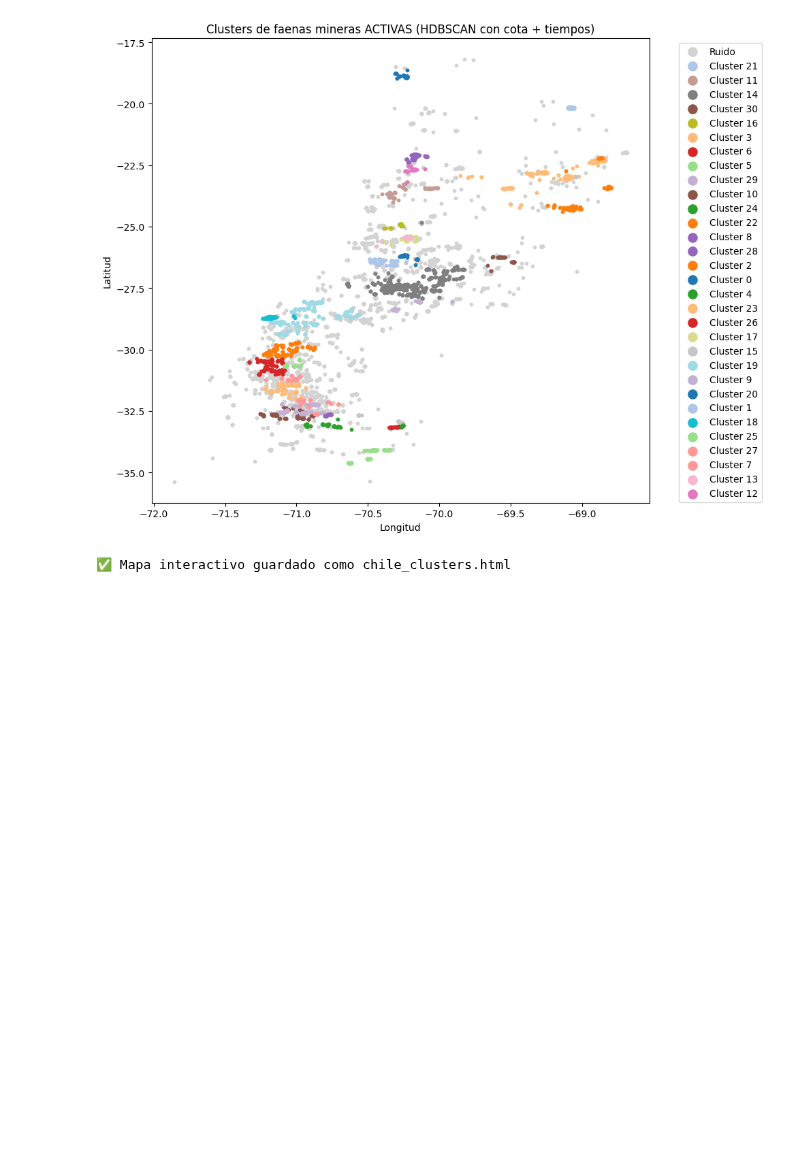
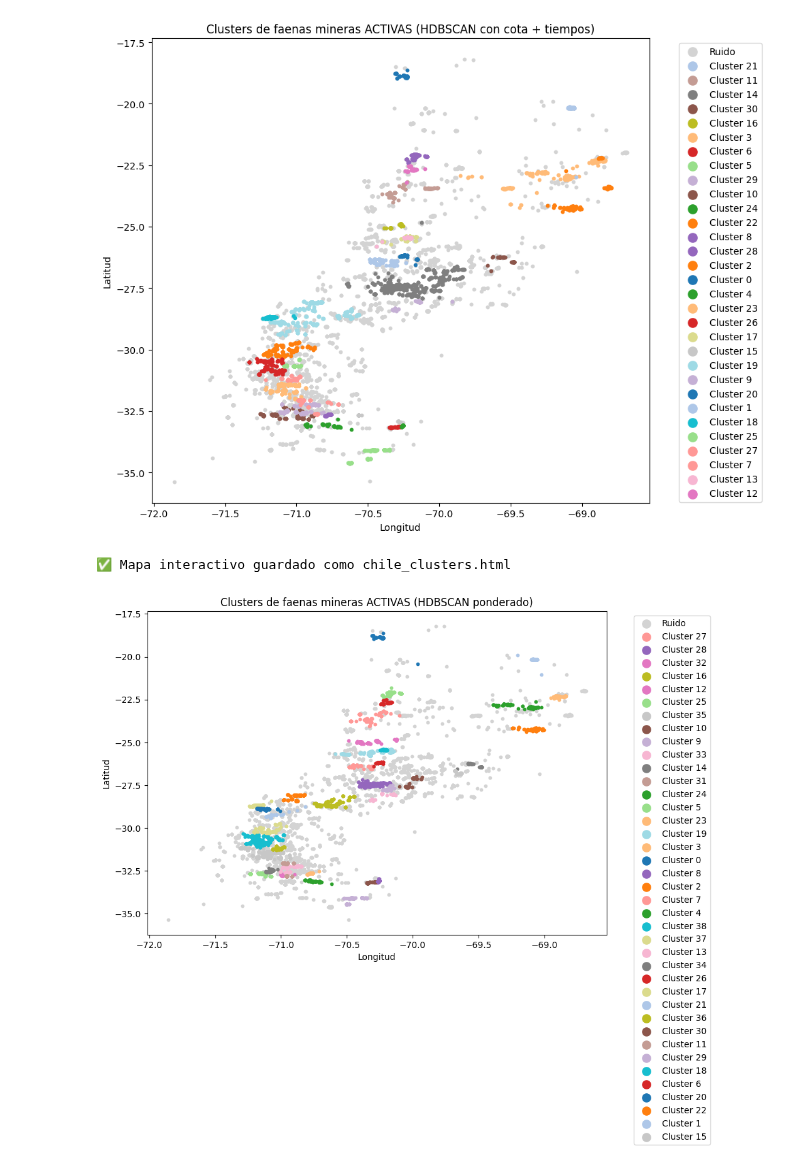
Before and after one commit to Arturo-Amberg/TrabajoTesis, a Jupyter notebook: Baseline/BaselinesEnriquesido.ipynb, the cells around one changed output. Cells and saved outputs as stored; diff of their text form; code cells hidden in the pictures; blank space fills up the shorter version.

```diff
--- a/Baseline/BaselinesEnriquesido.ipynb
+++ b/Baseline/BaselinesEnriquesido.ipynb
@@ -11,6 +27,6 @@ import matplotlib.colors as colors
 # %%
 os.chdir('c:/Users/artur/OneDrive/Documents/TrabajoTesis')
 # %%
-df = pd.read_csv('Cluster/df_faenas_y_desaladoras_y_puertos_y_estaciones.csv')
+df = pd.read_csv('Cluster/df_faenas_y_desaladoras_y_puertos.csv')
 # %%
 #df = df.drop(columns = ['categorias_10km'])
@@ -194,3 +208,77 @@ m.save('chile_clusters.html')
 print("✅ Mapa interactivo guardado como chile_clusters.html")
 # %% [output]
 ✅ Mapa interactivo guardado como chile_clusters.html
+# %%
+import hdbscan
+import matplotlib.pyplot as plt
+import numpy as np
+import pandas as pd
+from sklearn.preprocessing import StandardScaler
+
+# === Step 0: Filter only active sites ===
+df_active = df[df["Estado"] == "ACTIVA"].copy()
+
+# === Step 1: Select relevant variables ===
+features = ['Longitud', 'Latitud', 'Cota',
+            'Travel_min', 'travel_time_desal', 'travel_time_min']
+
+# Remove rows with missing or infinite values
+df_active = df_active[features].replace([np.inf, -np.inf], np.nan).dropna().copy()
+
+# === Step 2: Remove outliers using z-score ===
+z_scores = np.abs((df_active - df_active.mean()) / df_active.std())
+mask = (z_scores < 3).all(axis=1)
+df_clean = df_active.loc[mask].copy()
+
+# === Step 3: Scale and weight features ===
+scaler = StandardScaler()
+coords_scaled = scaler.fit_transform(df_clean[features])
+
+# ⚖️ Define feature weights (tune as needed)
+weights = {
+    'Longitud': 3.0,          # keep high (spatial importance)
+    'Latitud': 3.0,           # keep high (spatial importance)
+    'Cota': 0.5,              # less important
+    'Travel_min': 1.5,        # more important
+    'travel_time_desal': 0.5, # moderate
+    'travel_time_min': 1.0    # baseline
+}
+
+# Apply weights
+for i, f in enumerate(features):
+    coords_scaled[:, i] *= weights[f]
+
+# === Step 4: Fit HDBSCAN ===
+clusterer = hdbscan.HDBSCAN(
+    min_cluster_size=40,
+    cluster_selection_epsilon=0.4,
+    metric='euclidean'
+)
+df_clean['cluster'] = clusterer.fit_predict(coords_scaled)
+
+# === Step 5: Keep only top 40 largest clusters ===
+cluster_counts = df_clean['cluster'].value_counts()
+top_clusters = cluster_counts.nlargest(40).index
+df_clean['cluster'] = df_clean['cluster'].apply(lambda x: x if x in top_clusters else -1)
+
+# === Step 6: Plot ===
+plt.figure(figsize=(10,8))
+cmap = plt.get_cmap('tab20')
+
+for cluster in df_clean['cluster'].unique():
+    mask = df_clean['cluster'] == cluster
+    if cluster == -1:
+        plt.scatter(df_clean.loc[mask, 'Longitud'], df_clean.loc[mask, 'Latitud'],
+                    color='lightgray', s=10, label='Ruido')
+    else:
+        plt.scatter(df_clean.loc[mask, 'Longitud'], df_clean.loc[mask, 'Latitud'],
+                    color=cmap(cluster % 20), s=10, label=f'Cluster {cluster}')
+
+plt.xlabel('Longitud')
+plt.ylabel('Latitud')
+plt.title('Clusters de faenas mineras ACTIVAS (HDBSCAN ponderado)')
+plt.legend(markerscale=3, bbox_to_anchor=(1.05, 1), loc='upper left')
+plt.tight_layout()
+plt.show()
+# %% [output]
+[figure, added]
```
Also changed, not shown: parts of 24 cells of this notebook, 1 other file.
